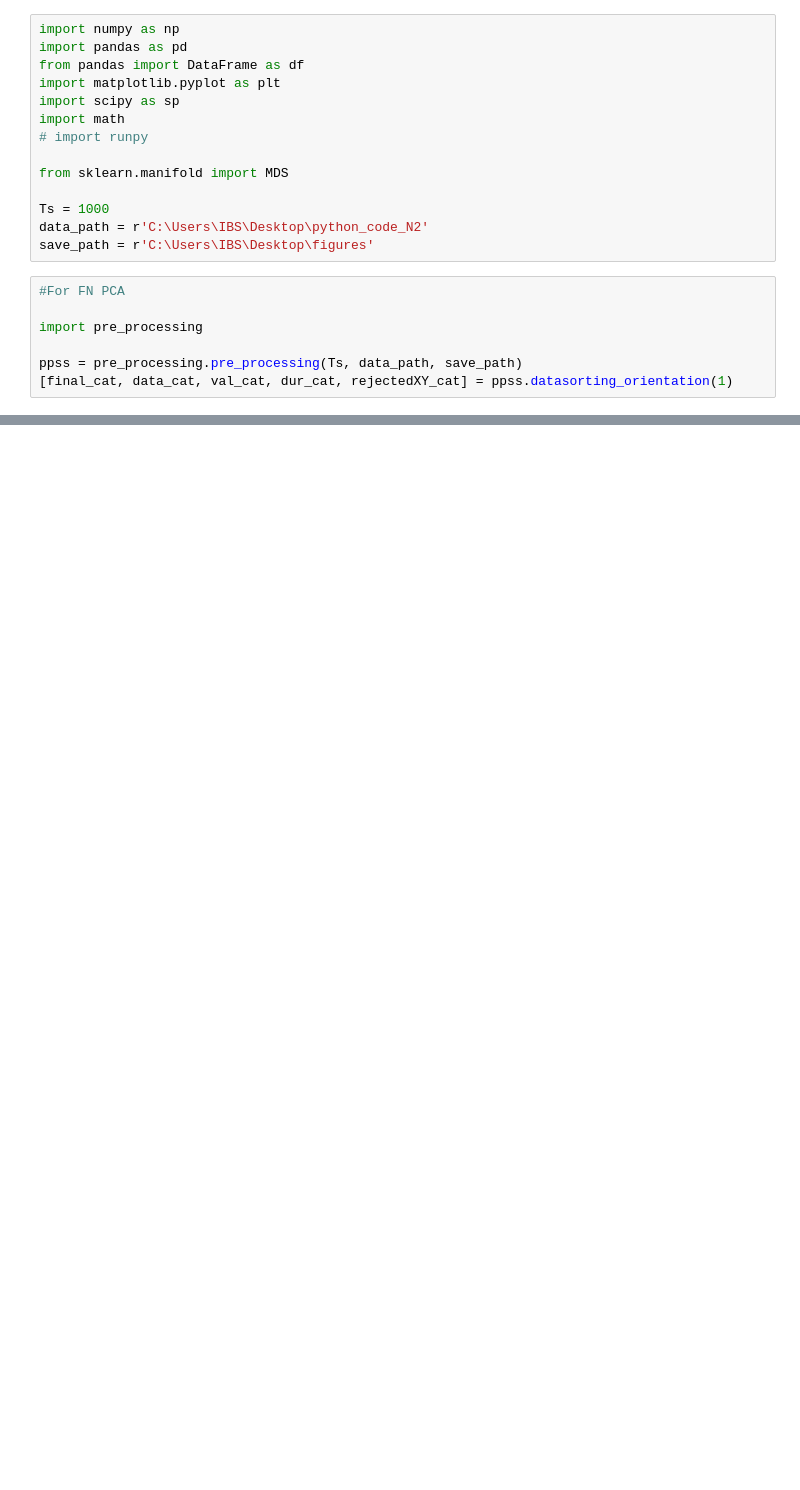
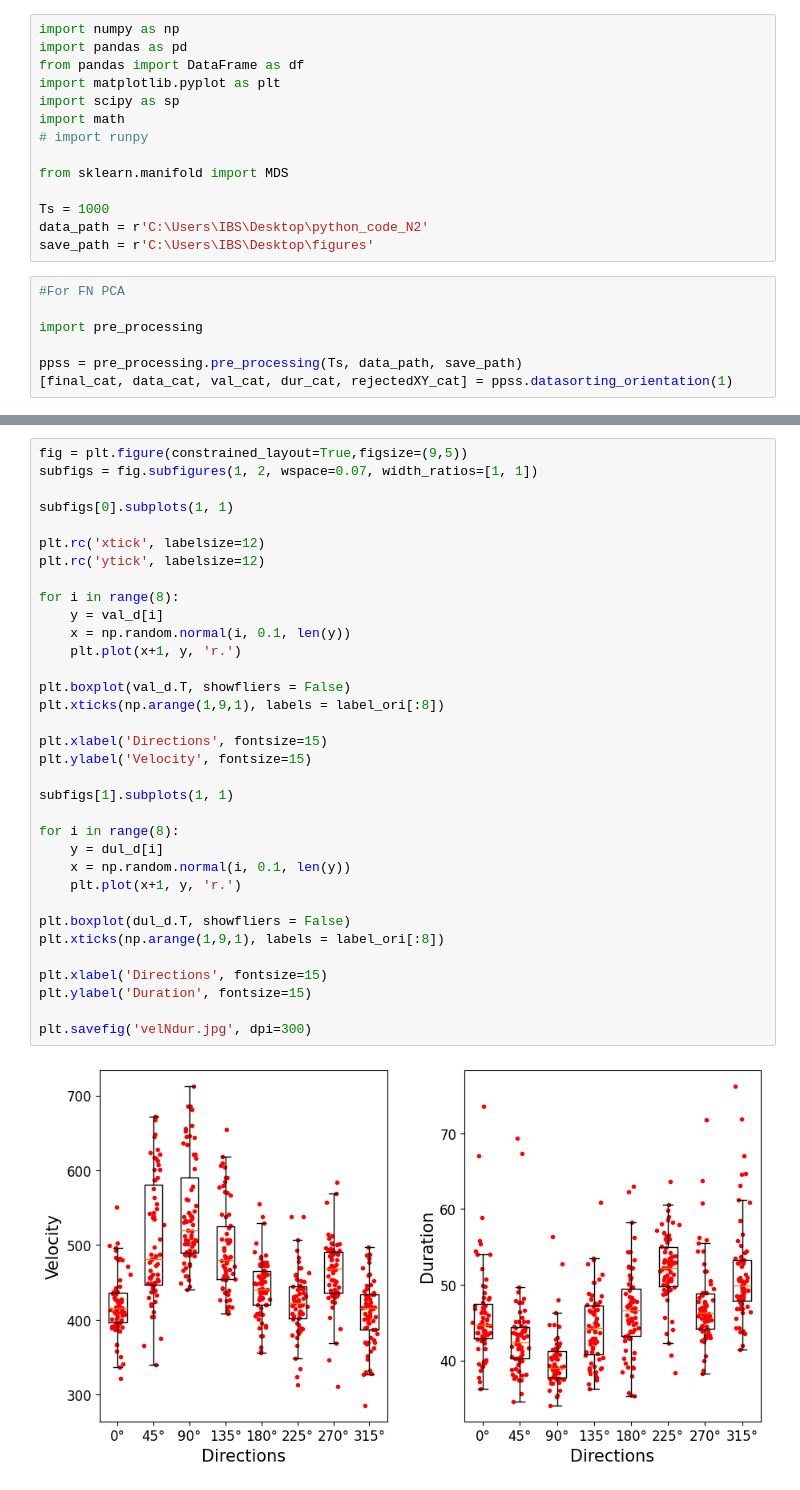
Before and after one commit to NeuroAI-IBS/fn_data_saccade, a Jupyter notebook: Data sorting/python_code/behavior_analy.ipynb, the cells around one changed output, grey strips where cells are left out. Saved outputs shown, nothing was run; the diff lists cells and outputs as text; blank space fills up the shorter version.

```diff
--- a/Data sorting/python_code/behavior_analy.ipynb
+++ b/Data sorting/python_code/behavior_analy.ipynb
@@ -105,0 +128,36 @@ df(val_d)
+# %%
+fig = plt.figure(constrained_layout=True,figsize=(9,5))
+subfigs = fig.subfigures(1, 2, wspace=0.07, width_ratios=[1, 1])
+
+subfigs[0].subplots(1, 1)
+
+plt.rc('xtick', labelsize=12)
+plt.rc('ytick', labelsize=12)
+
+for i in range(8):
+    y = val_d[i]
+    x = np.random.normal(i, 0.1, len(y))
+    plt.plot(x+1, y, 'r.')
+
+plt.boxplot(val_d.T, showfliers = False)
+plt.xticks(np.arange(1,9,1), labels = label_ori[:8])
+
+plt.xlabel('Directions', fontsize=15)
+plt.ylabel('Velocity', fontsize=15)
+
+subfigs[1].subplots(1, 1)
+
+for i in range(8):
+    y = dul_d[i]
+    x = np.random.normal(i, 0.1, len(y))
+    plt.plot(x+1, y, 'r.')
+
+plt.boxplot(dul_d.T, showfliers = False)
+plt.xticks(np.arange(1,9,1), labels = label_ori[:8])
+
+plt.xlabel('Directions', fontsize=15)
+plt.ylabel('Duration', fontsize=15)
+
+plt.savefig('velNdur.jpg', dpi=300)
+# %% [output]
+[figure, added]
```
Also changed, not shown: parts of 18 cells of this notebook.
